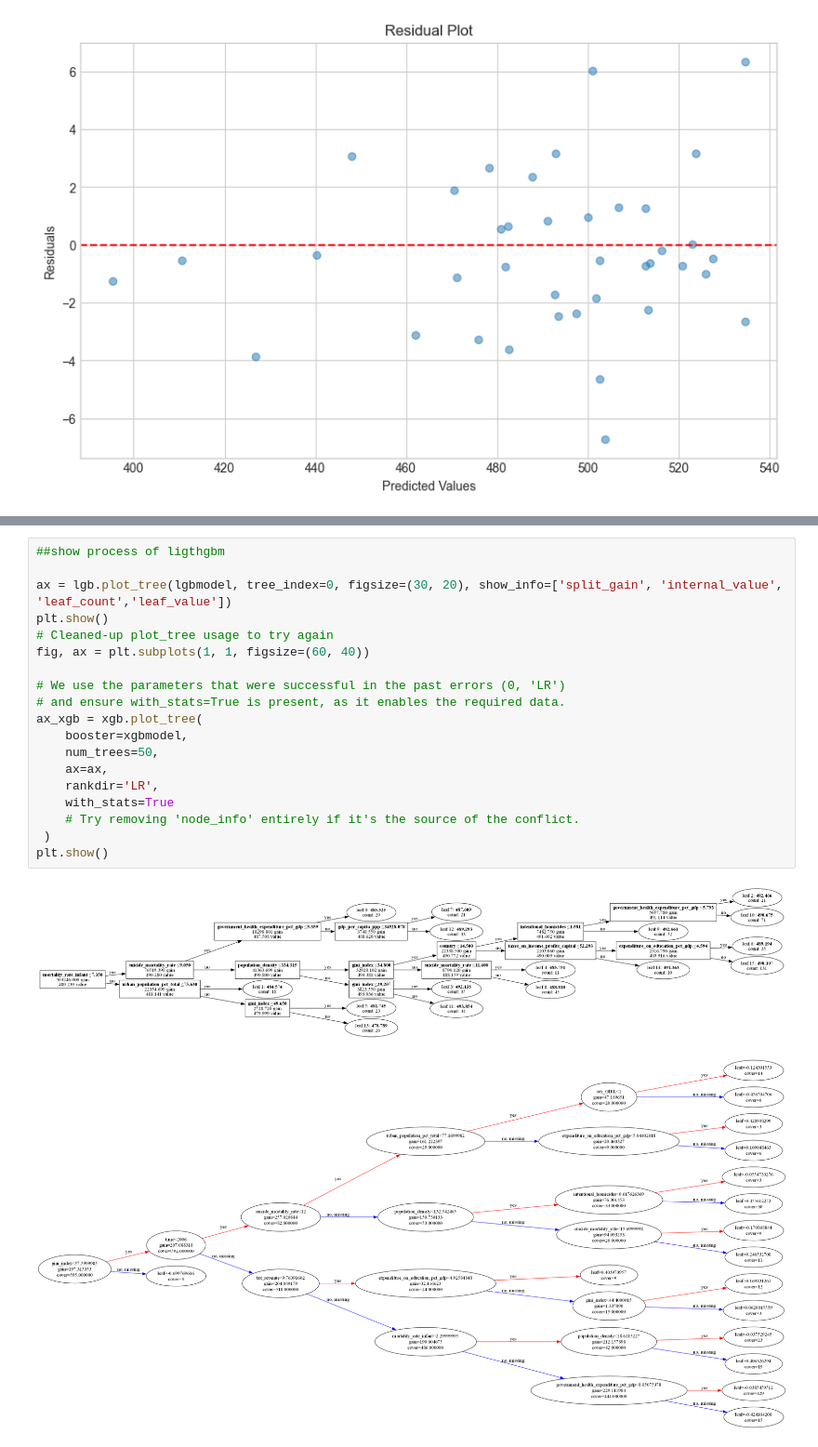
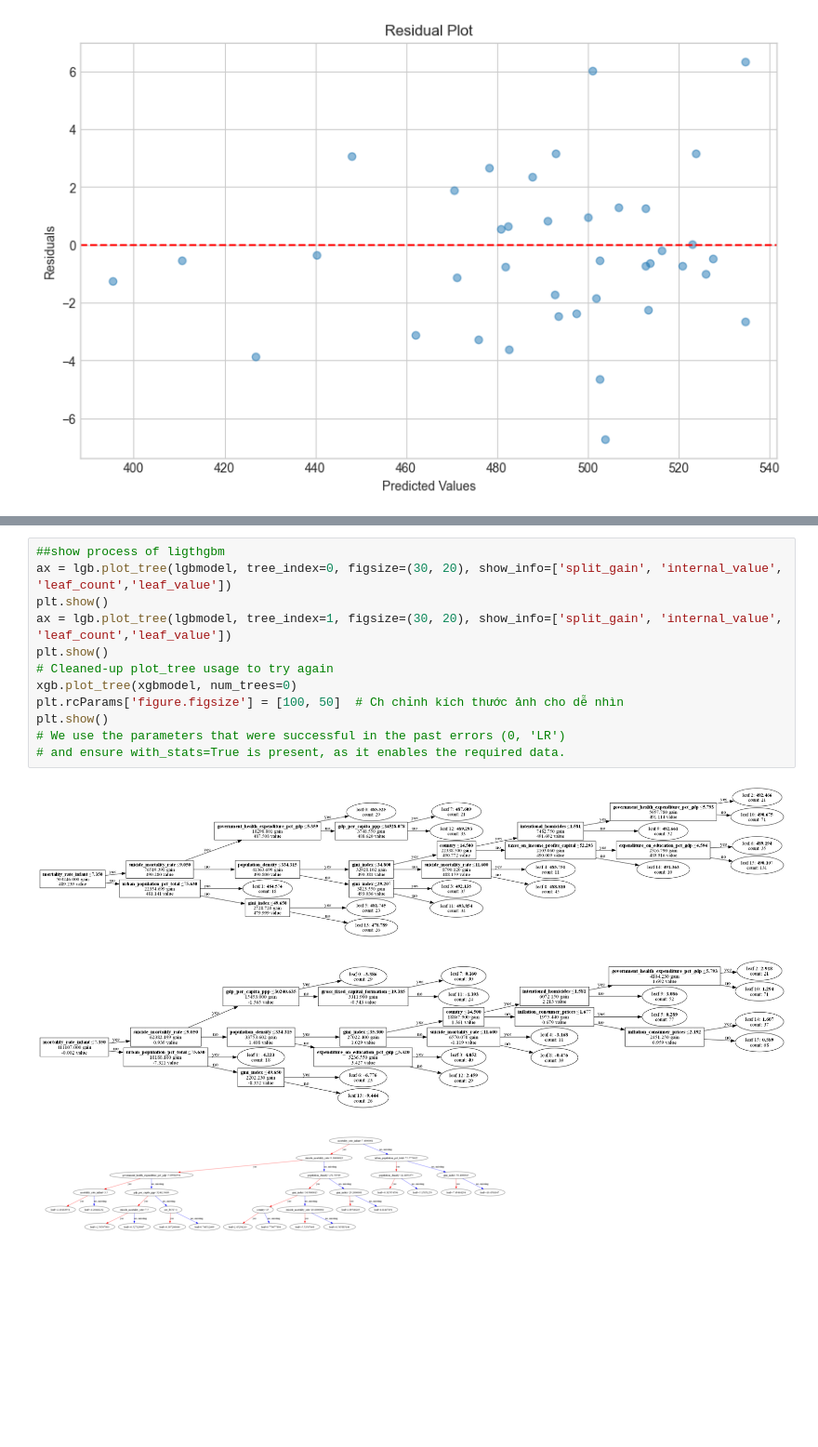
Before and after one commit to binswing/Pisa-scores-prediction, a Jupyter notebook: prediction_code/PISA_code.ipynb, the cells around one changed output, grey strips where cells are left out. Shown at 93% size. Saved outputs shown, nothing was run; the diff lists cells and outputs as text; blank space fills up the shorter version.

```diff
--- a/prediction_code/PISA_code.ipynb
+++ b/prediction_code/PISA_code.ipynb
@@ -595,23 +622,17 @@ feature_importance_from_model_plot(lgbmodel)
 [figure]
 # %%
 ##show process of ligthgbm
-
 ax = lgb.plot_tree(lgbmodel, tree_index=0, figsize=(30, 20), show_info=['split_gain', 'internal_value', 'leaf_count','leaf_value'])
 plt.show()
+ax = lgb.plot_tree(lgbmodel, tree_index=1, figsize=(30, 20), show_info=['split_gain', 'internal_value', 'leaf_count','leaf_value'])
+plt.show()
 # Cleaned-up plot_tree usage to try again
-fig, ax = plt.subplots(1, 1, figsize=(60, 40))
-
+xgb.plot_tree(xgbmodel, num_trees=0)
+plt.rcParams['figure.figsize'] = [100, 50]  # Ch chỉnh kích thước ảnh cho dễ nhìn
+plt.show()
 # We use the parameters that were successful in the past errors (0, 'LR')
 # and ensure with_stats=True is present, as it enables the required data.
-ax_xgb = xgb.plot_tree(
-    booster=xgbmodel,
-    num_trees=50,
-    ax=ax,
-    rankdir='LR',
-    with_stats=True
-    # Try removing 'node_info' entirely if it's the source of the conflict.
- )
-plt.show()
 # %% [output]
 [figure]
-[figure, old version]
+[figure, new version]
+[figure, added]
```
Also changed, not shown: parts of 9 cells of this notebook.
